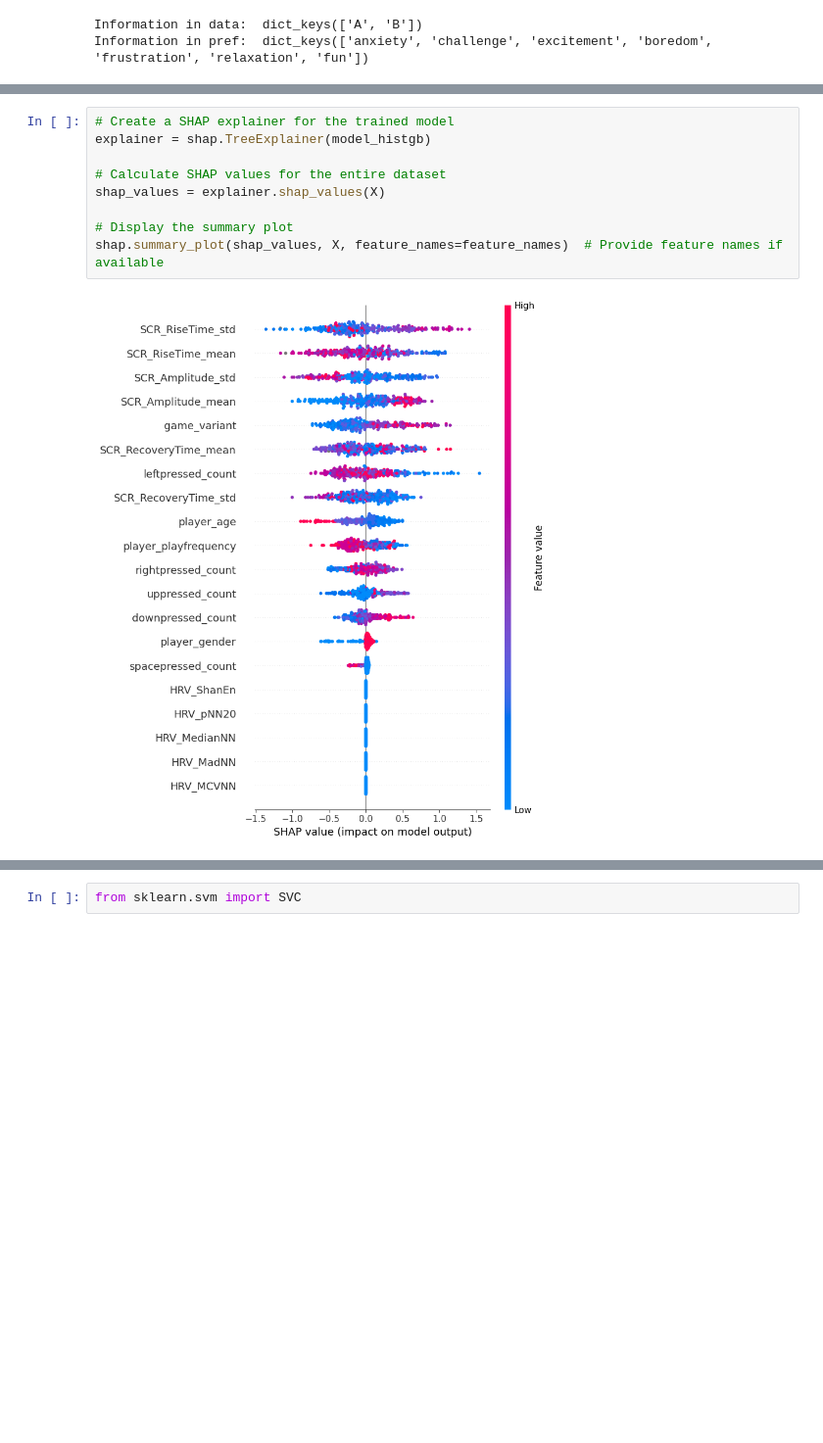
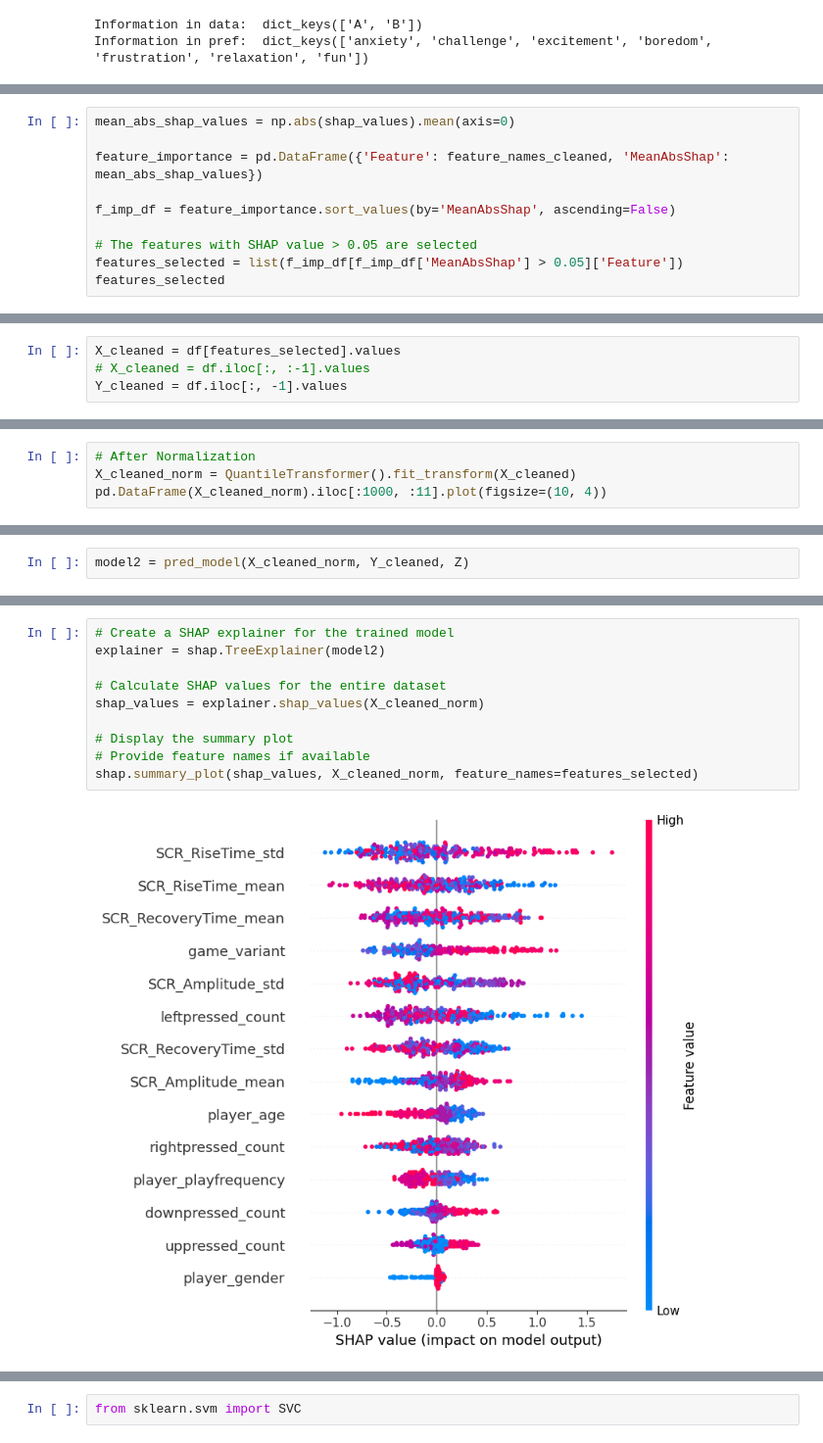
Before and after one commit to TasnimSyamim/Maze-Ball-Player-Modeling, a Jupyter notebook: AIGame_Assigment_3.ipynb, the cells around one changed output, grey strips where cells are left out. Shown at 98% size. Cells and saved outputs as stored; diff of their text form; blank space fills up the shorter version.

Commit message:
18012024 - Waiz Wafiq introduced the following on the first model/module:
+ Data cleaning
+ SHAP-based feature selection
+ Normalization
+ Ensemble Method

```diff
--- a/AIGame_Assigment_3.ipynb
+++ b/AIGame_Assigment_3.ipynb
@@ -266,0 +393,10 @@ HistGradientBoostingClassifier Accuracy: 0.4583333333333333
+# %%
+mean_abs_shap_values = np.abs(shap_values).mean(axis=0)
+
+feature_importance = pd.DataFrame({'Feature': feature_names_cleaned, 'MeanAbsShap': mean_abs_shap_values})
+
+f_imp_df = feature_importance.sort_values(by='MeanAbsShap', ascending=False)
+
+# The features with SHAP value > 0.05 are selected
+features_selected = list(f_imp_df[f_imp_df['MeanAbsShap'] > 0.05]['Feature'])
+features_selected
@@ -266,0 +418,4 @@ HistGradientBoostingClassifier Accuracy: 0.4583333333333333
+# %%
+X_cleaned = df[features_selected].values
+# X_cleaned = df.iloc[:, :-1].values
+Y_cleaned = df.iloc[:, -1].values
@@ -266,0 +432,4 @@ HistGradientBoostingClassifier Accuracy: 0.4583333333333333
+# %%
+# After Normalization
+X_cleaned_norm = QuantileTransformer().fit_transform(X_cleaned)
+pd.DataFrame(X_cleaned_norm).iloc[:1000, :11].plot(figsize=(10, 4))
@@ -266,0 +439,2 @@ HistGradientBoostingClassifier Accuracy: 0.4583333333333333
+# %%
+model2 = pred_model(X_cleaned_norm, Y_cleaned, Z)
@@ -267,12 +443,13 @@ HistGradientBoostingClassifier Accuracy: 0.4583333333333333
 # %%
 # Create a SHAP explainer for the trained model
-explainer = shap.TreeExplainer(model_histgb)
+explainer = shap.TreeExplainer(model2)
 
 # Calculate SHAP values for the entire dataset
-shap_values = explainer.shap_values(X)
+shap_values = explainer.shap_values(X_cleaned_norm)
 
 # Display the summary plot
-shap.summary_plot(shap_values, X, feature_names=feature_names)  # Provide feature names if available
+# Provide feature names if available
+shap.summary_plot(shap_values, X_cleaned_norm, feature_names=features_selected)
 # %% [output]
-[figure, old version]
+[figure, new version]
 # %%
```
Also changed, not shown: parts of 41 cells of this notebook.
